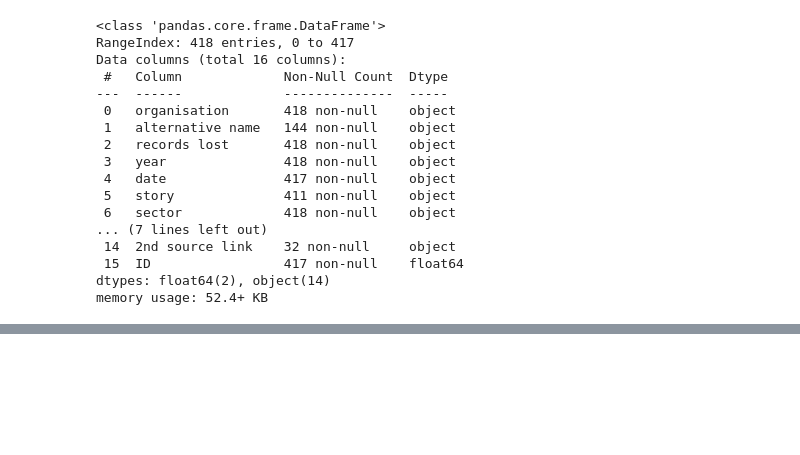
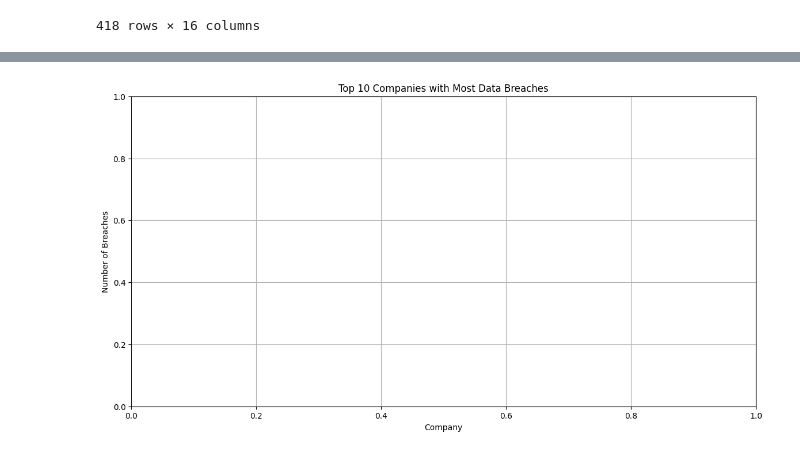
Before and after one commit to mtwbusiness102/BDAA-DATA-SCIENCE-PROJECT, a Jupyter notebook: Data.ipynb, the cells around one changed output, grey strips where cells are left out. Saved outputs shown, nothing was run; the diff lists cells and outputs as text; code cells hidden in the pictures; blank space fills up the shorter version.

```diff
--- a/Data.ipynb
+++ b/Data.ipynb
@@ -1,9 +1,9 @@
 # %%
 # IMPORTING LIBRARIES
 
-    # import pandas as pd
+    # import pandas as pd - Loads CSV Data
     # import numpy as np
-    # import matplotlib.pyplot as plt
+    # import matplotlib.pyplot as plt - Helps create Bar Charts
     # import seaborn as sb
     # import plotly.express as px
     # import folium
@@ -12,6 +12,7 @@
 # UPLOADING DATASETS
 
     # --- Displaying ---
+        # path = "path"
         # dataset = pd.read_csv(path) - Call a pandas method that reads the csv file
         # display(dataset) - Display the dataset and see for yourself!
 
@@ -30,11 +31,27 @@
         # df[df["Weekly Sales"] > 1000] - Sales greater than $1M
 
 
+# PLOTTING (Matplotlib, Plotly, Seaborn)
+    #  View DS Workshop 2 Slides
 
 
+
+import matplotlib.pyplot as plt
 import pandas as pd
 
-df = pd.read_csv('Latest_Data_Breahces.csv')
-df.info()
-df.head()
+path = "/Users/mtw/My Documents/College/Organizations/BDAA/BDAA Spring 2025 Project/DS 2/Latest_Data_Breahces.csv"
+dataset = pd.read_csv(path)
+display(dataset)
+
+
+plt.figure(figsize=(14, 7))
+
+# plt.plot()
+
+plt.xlabel("Company")
+plt.ylabel("Number of Breaches")
+plt.title("Top 10 Companies with Most Data Breaches")
+plt.xticks(rotation=0)
+plt.grid()
+plt.show()
 # %% [output]
@@ -41,17 +70 @@ df.head()
-<class 'pandas.core.frame.DataFrame'>
-RangeIndex: 418 entries, 0 to 417
-Data columns (total 16 columns):
- #   Column             Non-Null Count  Dtype
----  ------             --------------  -----
- 0   organisation       418 non-null    object
- 1   alternative name   144 non-null    object
- 2   records lost       418 non-null    object
- 3   year               418 non-null    object
- 4   date               417 non-null    object
- 5   story              411 non-null    object
- 6   sector             418 non-null    object
-... (7 lines left out)
- 14  2nd source link    32 non-null     object
- 15  ID                 417 non-null    float64
-dtypes: float64(2), object(14)
-memory usage: 52.4+ KB
+418 rows × 16 columns
@@ -63,0 +71 @@ memory usage: 52.4+ KB
+[figure, added]
```
Also changed, not shown: parts of 1 cell of this notebook.
